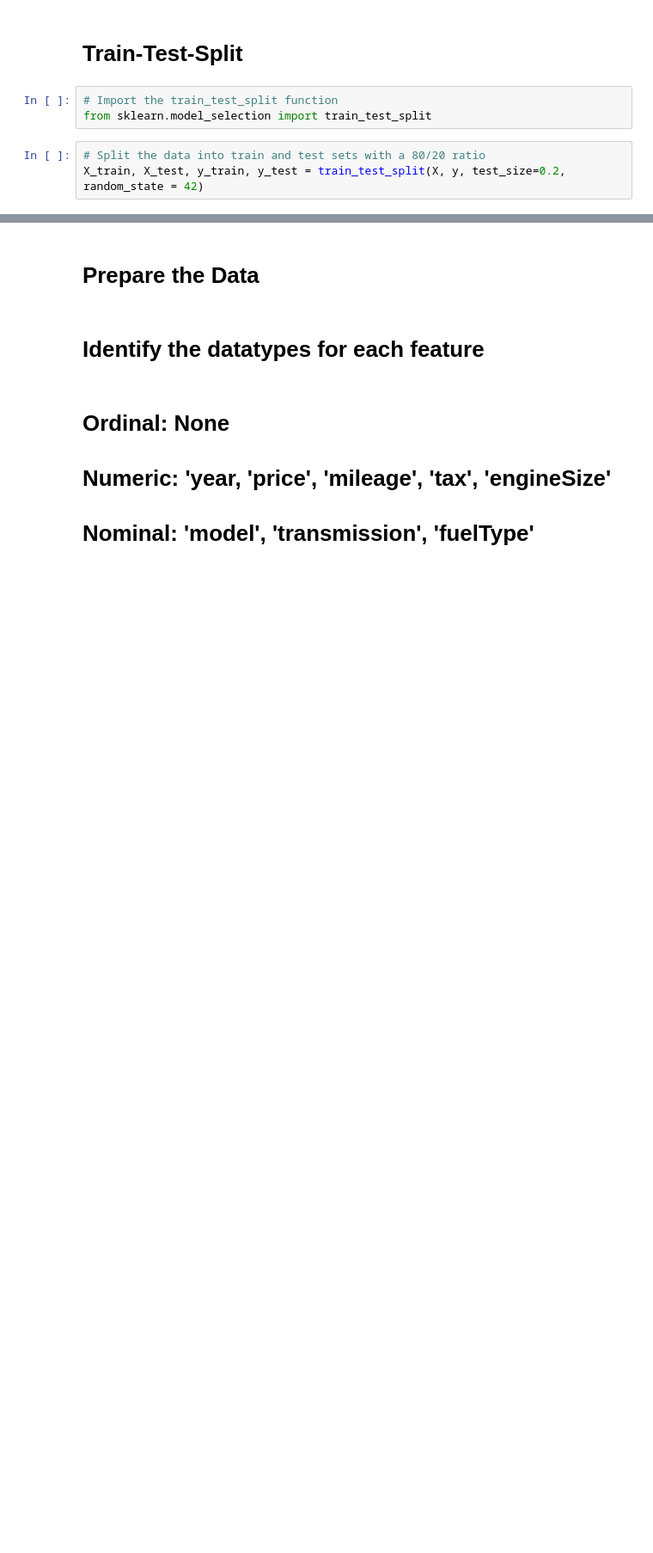
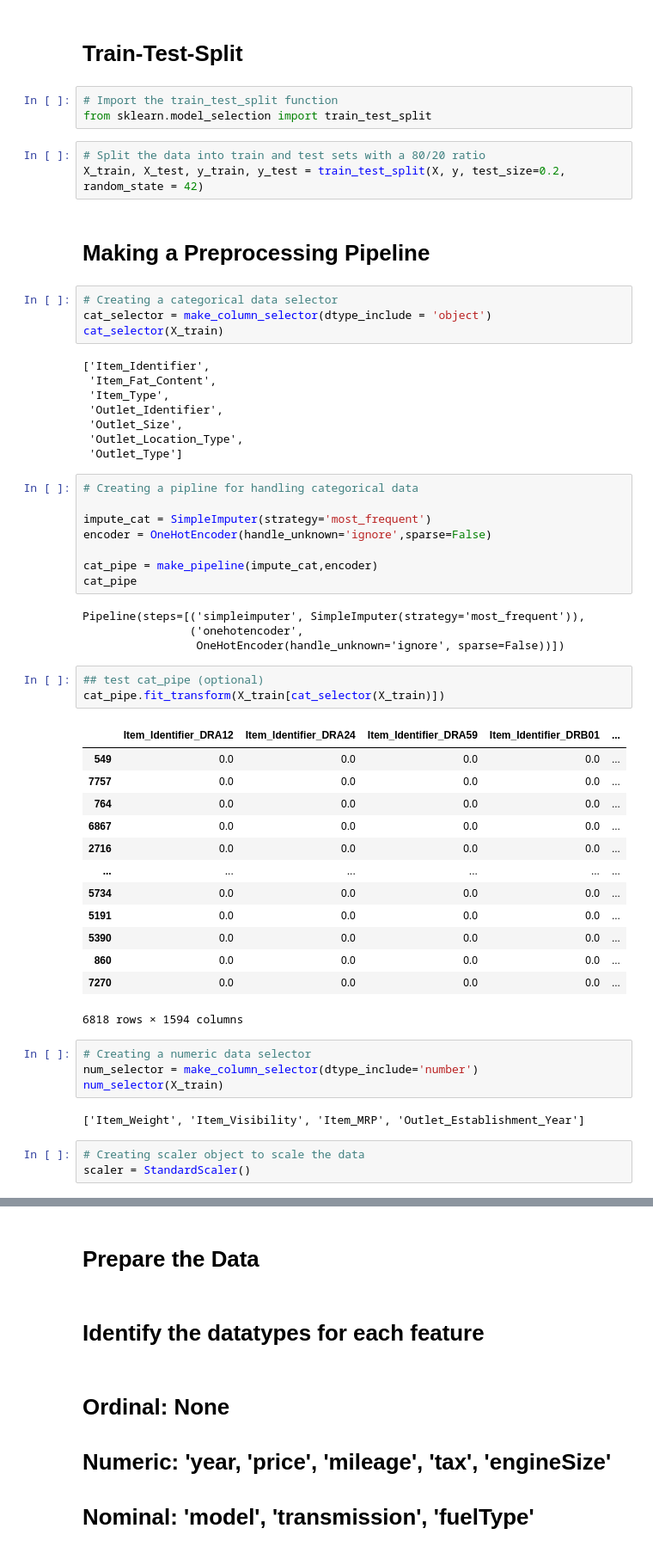
Before and after one commit to davegbade/Prediction-of-Product-Sales, a Jupyter notebook: Project_1_Part_5_(Core).ipynb, the cells around one changed output, grey strips where cells are left out. Shown at 86% size. Cells and saved outputs as stored; diff of their text form; blank space fills up the shorter version.

```diff
--- a/Project_1_Part_5_(Core).ipynb
+++ b/Project_1_Part_5_(Core).ipynb
@@ -739,3 +739,55 @@ from sklearn.model_selection import train_test_split
 # %%
 # Split the data into train and test sets with a 80/20 ratio
 X_train, X_test, y_train, y_test = train_test_split(X, y, test_size=0.2, random_state = 42)
+# %% [markdown]
+# **Making a Preprocessing Pipeline**
+# %%
+# Creating a categorical data selector
+cat_selector = make_column_selector(dtype_include = 'object')
+cat_selector(X_train)
+# %% [output]
+['Item_Identifier',
+ 'Item_Fat_Content',
+ 'Item_Type',
+ 'Outlet_Identifier',
+ 'Outlet_Size',
+ 'Outlet_Location_Type',
+ 'Outlet_Type']
+# %%
+# Creating a pipline for handling categorical data
+
+impute_cat = SimpleImputer(strategy='most_frequent')
+encoder = OneHotEncoder(handle_unknown='ignore',sparse=False)
+
+cat_pipe = make_pipeline(impute_cat,encoder)
+cat_pipe
+# %% [output]
+Pipeline(steps=[('simpleimputer', SimpleImputer(strategy='most_frequent')),
+                ('onehotencoder',
+                 OneHotEncoder(handle_unknown='ignore', sparse=False))])
+# %%
+## test cat_pipe (optional)
+cat_pipe.fit_transform(X_train[cat_selector(X_train)])
+# %% [output]
+|  | Item_Identifier_DRA12 | Item_Identifier_DRA24 | Item_Identifier_DRA59 | Item_Identifier_DRB01 | ... |
+| 549 | 0.0 | 0.0 | 0.0 | 0.0 | ... |
+| 7757 | 0.0 | 0.0 | 0.0 | 0.0 | ... |
+| 764 | 0.0 | 0.0 | 0.0 | 0.0 | ... |
+| 6867 | 0.0 | 0.0 | 0.0 | 0.0 | ... |
+| 2716 | 0.0 | 0.0 | 0.0 | 0.0 | ... |
+| ... | ... | ... | ... | ... | ... |
+| 5734 | 0.0 | 0.0 | 0.0 | 0.0 | ... |
+| 5191 | 0.0 | 0.0 | 0.0 | 0.0 | ... |
+| 5390 | 0.0 | 0.0 | 0.0 | 0.0 | ... |
+| 860 | 0.0 | 0.0 | 0.0 | 0.0 | ... |
+| 7270 | 0.0 | 0.0 | 0.0 | 0.0 | ... |
+6818 rows × 1594 columns
+# %%
+# Creating a numeric data selector
+num_selector = make_column_selector(dtype_include='number')
+num_selector(X_train)
+# %% [output]
+['Item_Weight', 'Item_Visibility', 'Item_MRP', 'Outlet_Establishment_Year']
+# %%
+# Creating scaler object to scale the data
+scaler = StandardScaler()
```
Also changed, not shown: parts of 2 cells of this notebook.
